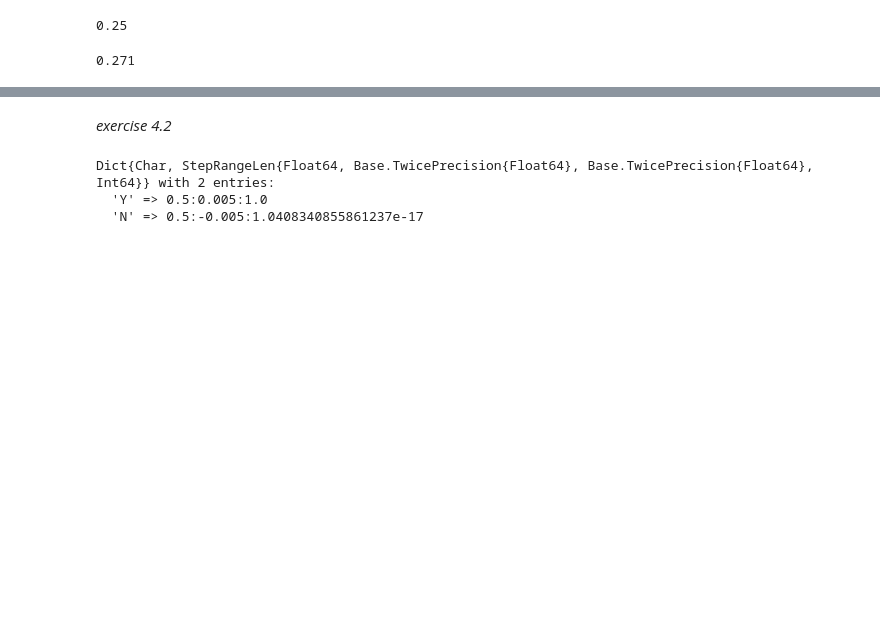
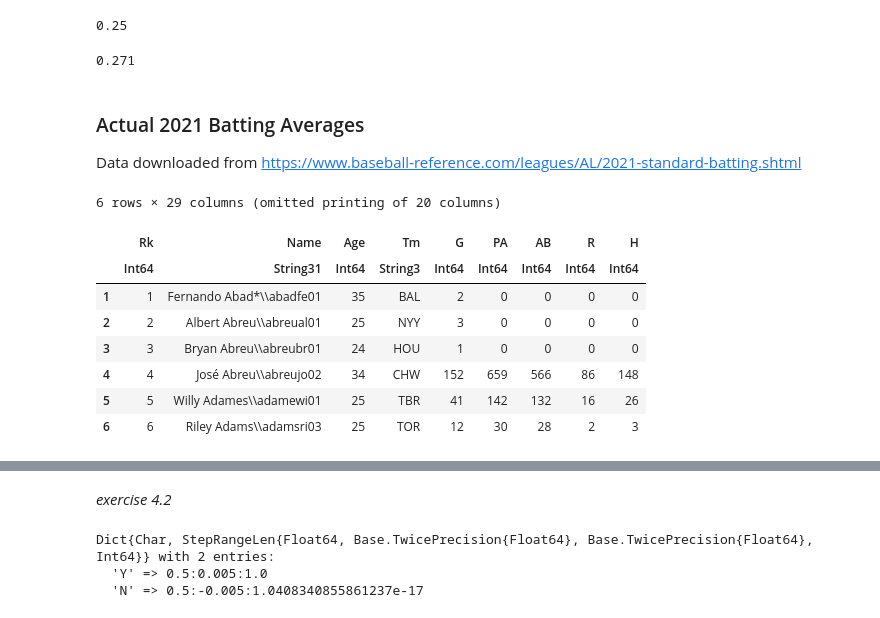
Before and after one commit to bwanab/ThinkBayes.jl, a Jupyter notebook: notebooks/think_bayes_in_julia_chapter_4.ipynb, the cells around one changed output, grey strips where cells are left out. Saved outputs shown, nothing was run; the diff lists cells and outputs as text; code cells hidden in the pictures; blank space fills up the shorter version.

```diff
--- a/notebooks/think_bayes_in_julia_chapter_4.ipynb
+++ b/notebooks/think_bayes_in_julia_chapter_4.ipynb
@@ -158,3 +195,20 @@ max_prob(prior)
 max_prob(posterior)
 # %% [output]
 0.271
+# %% [markdown]
+### Actual 2021 Batting Averages
+
+Data downloaded from https://www.baseball-reference.com/leagues/AL/2021-standard-batting.shtml
+# %%
+df = DataFrame(CSV.File("../batting_averages_2021.csv"))
+first(df, 6)
+# %% [output]
+6 rows × 29 columns (omitted printing of 20 columns)
+|  | Rk | Name | Age | Tm | G | PA | AB | R | H |
+|  | Int64 | String31 | Int64 | String3 | Int64 | Int64 | Int64 | Int64 | Int64 |
+| 1 | 1 | Fernando Abad*\\abadfe01 | 35 | BAL | 2 | 0 | 0 | 0 | 0 |
+| 2 | 2 | Albert Abreu\\abreual01 | 25 | NYY | 3 | 0 | 0 | 0 | 0 |
+| 3 | 3 | Bryan Abreu\\abreubr01 | 24 | HOU | 1 | 0 | 0 | 0 | 0 |
+| 4 | 4 | José Abreu\\abreujo02 | 34 | CHW | 152 | 659 | 566 | 86 | 148 |
+| 5 | 5 | Willy Adames\\adamewi01 | 25 | TBR | 41 | 142 | 132 | 16 | 26 |
+| 6 | 6 | Riley Adams\\adamsri03 | 25 | TOR | 12 | 30 | 28 | 2 | 3 |
```
Also changed, not shown: parts of 16 cells of this notebook, 4 other files.
